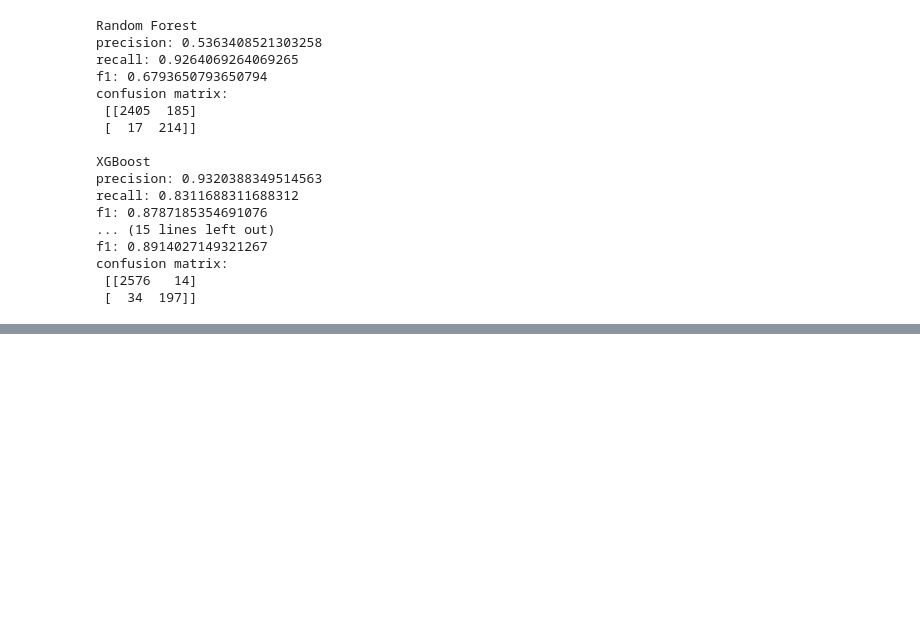
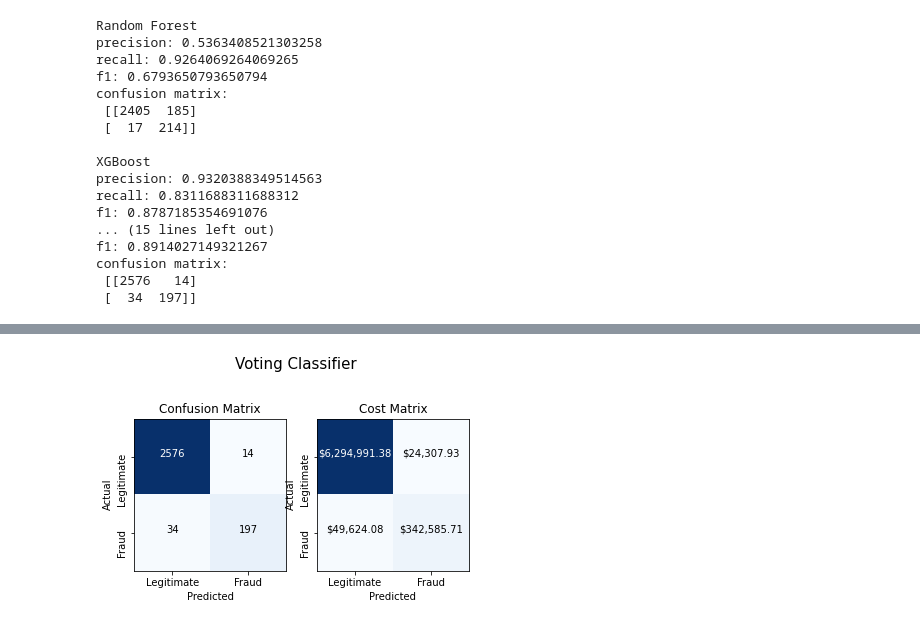
Before and after one commit to isbhsun/Fraud-Detection, a Jupyter notebook: train_model.ipynb, the cells around one changed output, grey strips where cells are left out. Saved outputs shown, nothing was run; the diff lists cells and outputs as text; code cells hidden in the pictures; blank space fills up the shorter version.

```diff
--- a/train_model.ipynb
+++ b/train_model.ipynb
@@ -253,0 +276,5 @@ import pickle
+# %%
+fig = cf.print_confusion(voting, "", X_train, y_train, X_test, y_test, c_test)
+fig.suptitle("Voting Classifier", size=15)
+fig.savefig('images/voting_matrix.png', bbox_inches = "tight")
+# %% [output]
@@ -254,3 +282,4 @@ import pickle
+[figure, added]
 # %%
 filename = 'voting_model.sav'
 pickle.dump(voting, open(filename, 'wb'))
```
Also changed, not shown: parts of 12 cells of this notebook, 5 other files.
